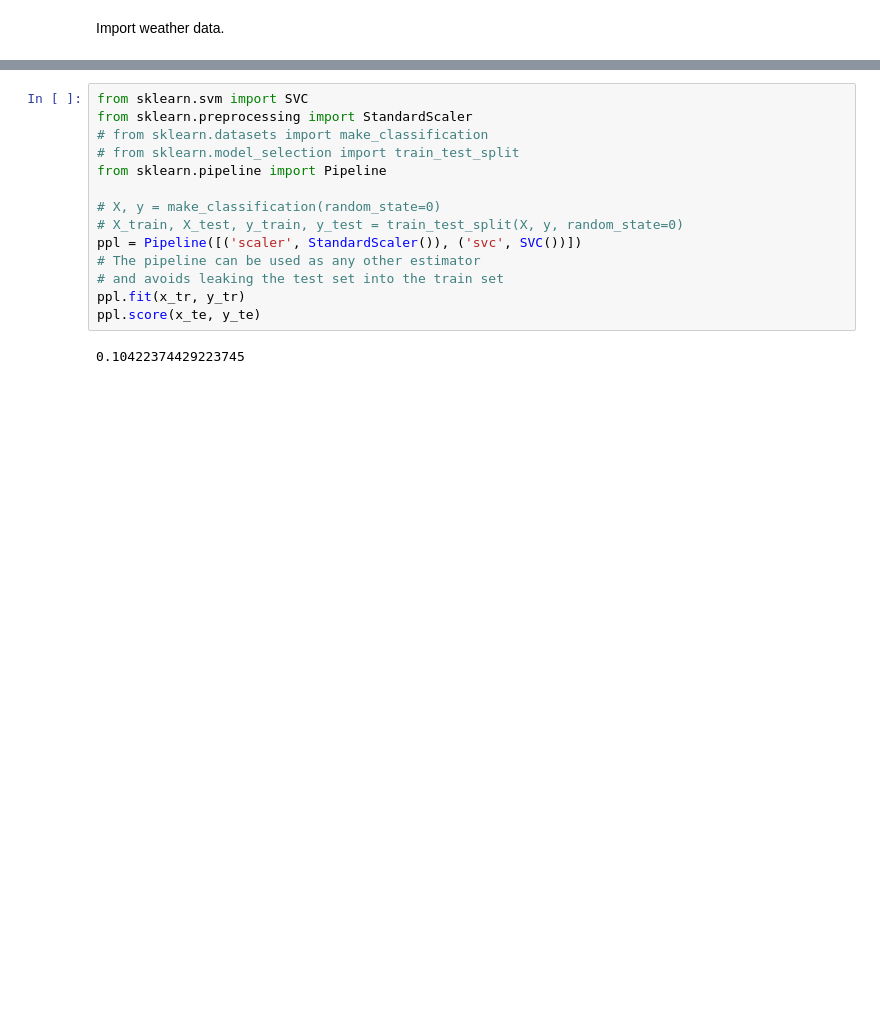
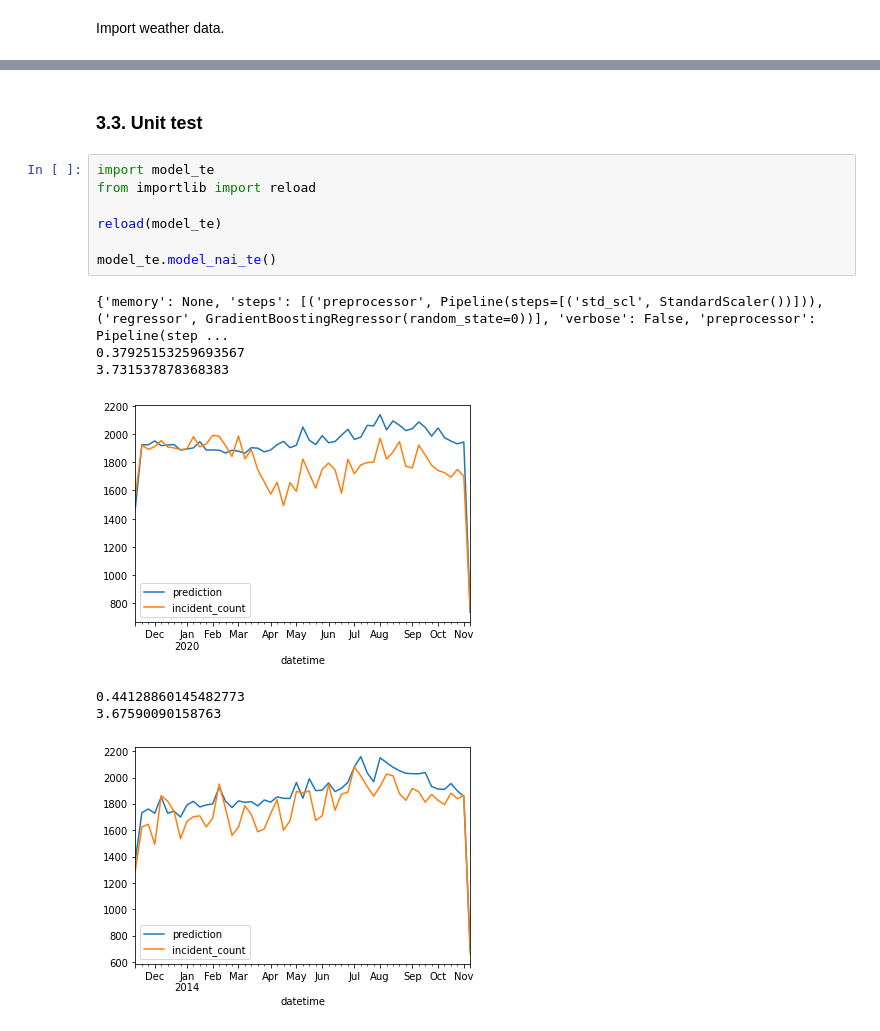
Before and after one commit to cmp0xff/seattle-911, a Jupyter notebook: main.ipynb, the cells around one changed output, grey strips where cells are left out. Saved outputs shown, nothing was run; the diff lists cells and outputs as text; blank space fills up the shorter version.

```diff
--- a/main.ipynb
+++ b/main.ipynb
@@ -326,16 +464,17 @@ for tr_ind, te_ind in prep.splitter(n_spi=3).split(x) :
-# %%
-from sklearn.svm import SVC
-from sklearn.preprocessing import StandardScaler
-# from sklearn.datasets import make_classification
-# from sklearn.model_selection import train_test_split
-from sklearn.pipeline import Pipeline
-
-# X, y = make_classification(random_state=0)
-# X_train, X_test, y_train, y_test = train_test_split(X, y, random_state=0)
-ppl = Pipeline([('scaler', StandardScaler()), ('svc', SVC())])
-# The pipeline can be used as any other estimator
-# and avoids leaking the test set into the train set
-ppl.fit(x_tr, y_tr)
-ppl.score(x_te, y_te)
-# %% [output]
-0.10422374429223745
+# %% [markdown]
+### 3.3. Unit test
+# %%
+import model_te
+from importlib import reload
+
+reload(model_te)
+
+model_te.model_nai_te()
+# %% [output]
+{'memory': None, 'steps': [('preprocessor', Pipeline(steps=[('std_scl', StandardScaler())])), ('regressor', GradientBoostingRegressor(random_state=0))], 'verbose': False, 'preprocessor': Pipeline(step ...
+0.37925153259693567
+3.731537878368383
+[figure, added]
+0.44128860145482773
+3.67590090158763
+[figure, added]
```
Also changed, not shown: parts of 46 cells of this notebook, 7 other files.
